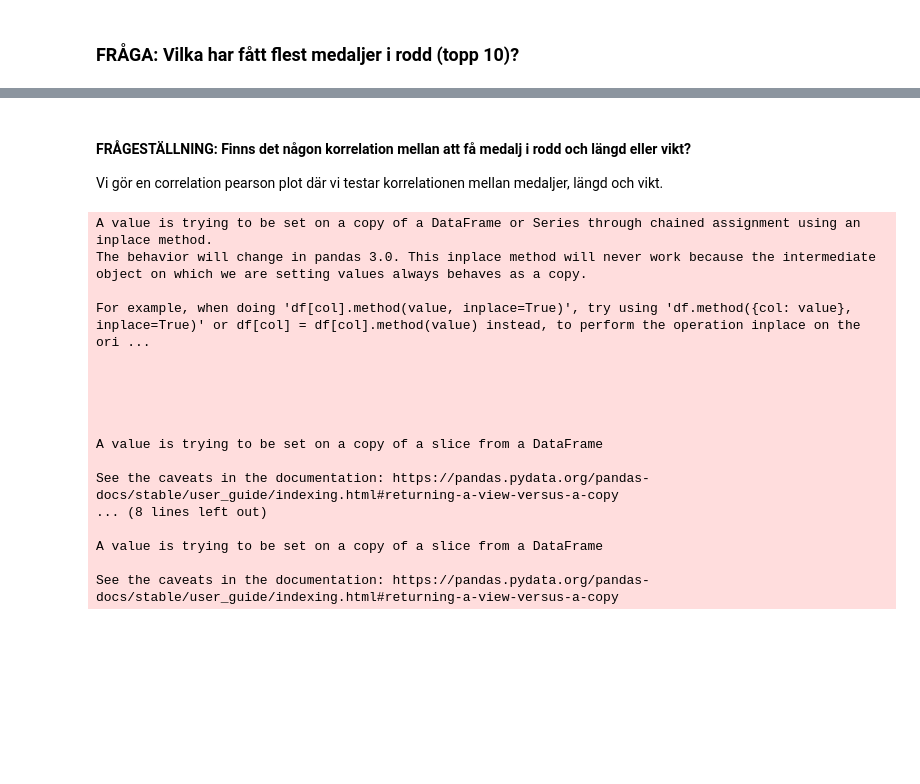
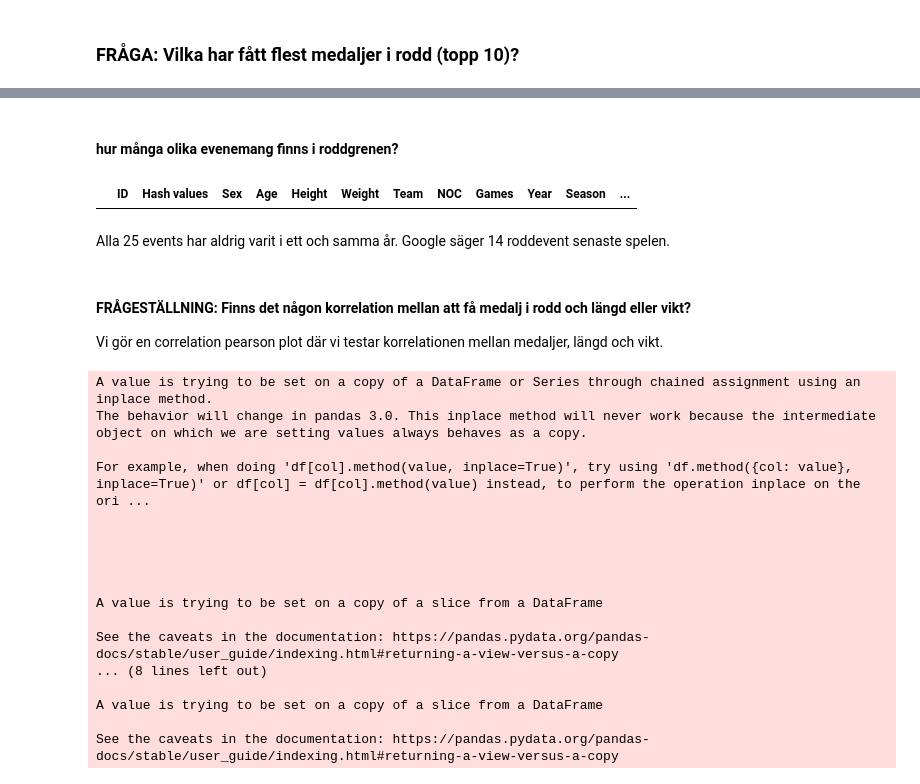
Before and after one commit to pontuskungsbacka/Project_OS_Australia, a Jupyter notebook: notebooks/Julia.ipynb, the cells around one changed output, grey strips where cells are left out. Cells and saved outputs as stored; diff of their text form; code cells hidden in the pictures; blank space fills up the shorter version.

```diff
--- a/notebooks/Julia.ipynb
+++ b/notebooks/Julia.ipynb
@@ -138,3 +178,13 @@ fig_bar.show()
+# %% [markdown]
+#### hur många olika evenemang finns i roddgrenen?
+# %%
+all_row_events=[rowing_rows["Event"].unique()]
+
+rowing_rows[rowing_rows["Year"].isin(all_row_events)]
+# %% [output]
+|  | ID | Hash values | Sex | Age | Height | Weight | Team | NOC | Games | Year | Season | ... |
+# %% [markdown]
+Alla 25 events har aldrig varit i ett och samma år. Google säger 14 roddevent senaste spelen.
 # %% [markdown]
 #### FRÅGESTÄLLNING: Finns det någon korrelation mellan att få medalj i rodd och längd eller vikt?
 Vi gör en correlation pearson plot där vi testar korrelationen mellan medaljer, längd och vikt.
```
Also changed, not shown: parts of 16 cells of this notebook, 2 other files.
